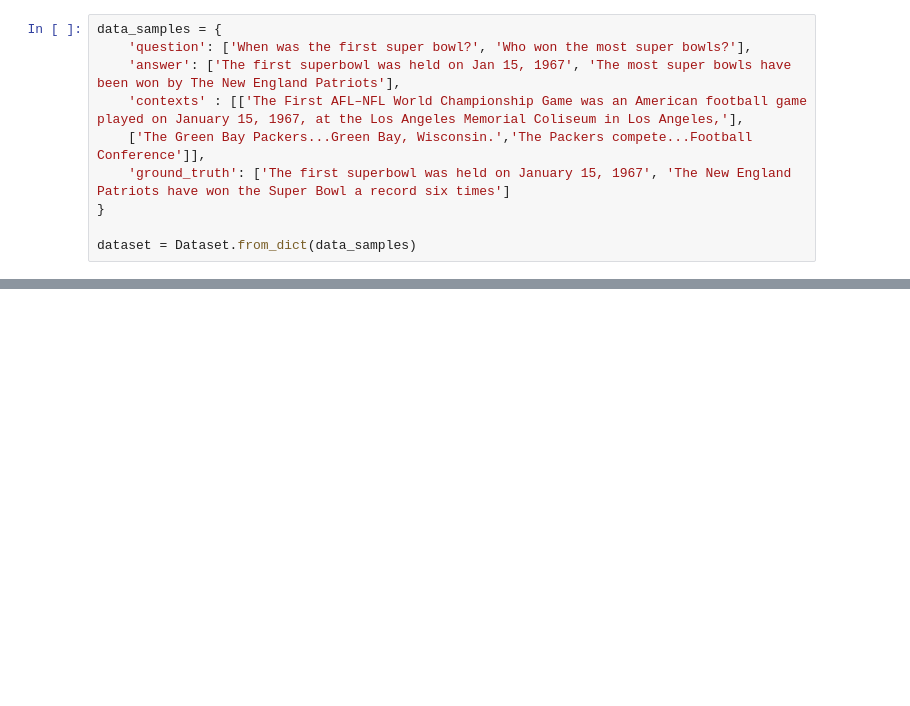
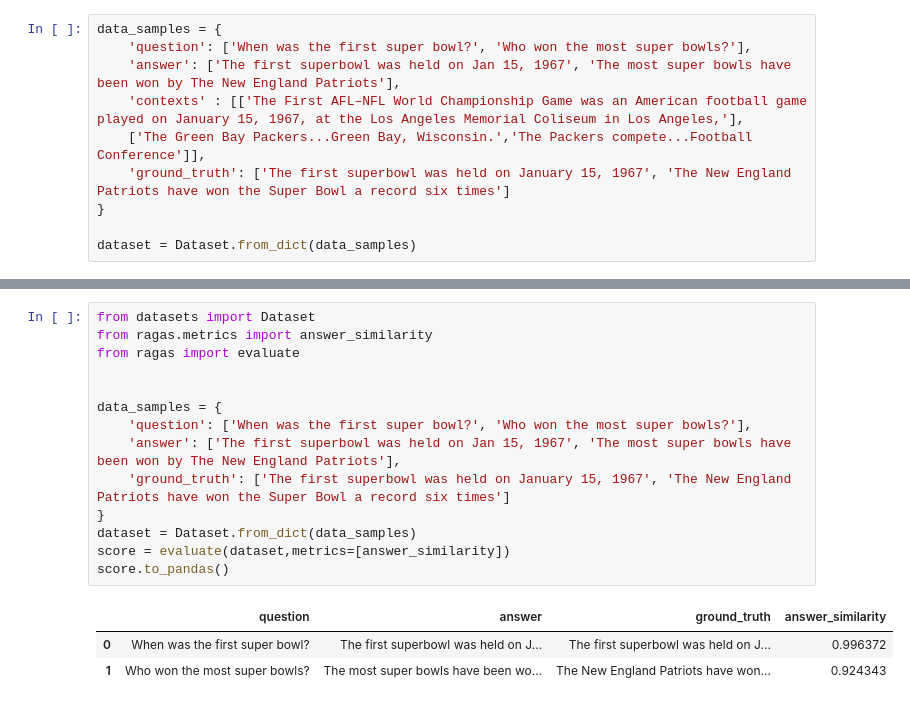
Before and after one commit to andyzhangstat/RAG4fun, a Jupyter notebook: rag4fun.ipynb, the cells around one changed output, grey strips where cells are left out. Saved outputs shown, nothing was run; the diff lists cells and outputs as text; blank space fills up the shorter version.

```diff
--- a/rag4fun.ipynb
+++ b/rag4fun.ipynb
@@ -24,0 +184,18 @@ score.to_pandas()
+# %%
+from datasets import Dataset
+from ragas.metrics import answer_similarity
+from ragas import evaluate
+
+
+data_samples = {
+    'question': ['When was the first super bowl?', 'Who won the most super bowls?'],
+    'answer': ['The first superbowl was held on Jan 15, 1967', 'The most super bowls have been won by The New England Patriots'],
+    'ground_truth': ['The first superbowl was held on January 15, 1967', 'The New England Patriots have won the Super Bowl a record six times']
+}
+dataset = Dataset.from_dict(data_samples)
+score = evaluate(dataset,metrics=[answer_similarity])
+score.to_pandas()
+# %% [output]
+|  | question | answer | ground_truth | answer_similarity |
+| 0 | When was the first super bowl? | The first superbowl was held on J... | The first superbowl was held on J... | 0.996372 |
+| 1 | Who won the most super bowls? | The most super bowls have been wo... | The New England Patriots have won... | 0.924343 |
```
Also changed, not shown: parts of 24 cells of this notebook.
